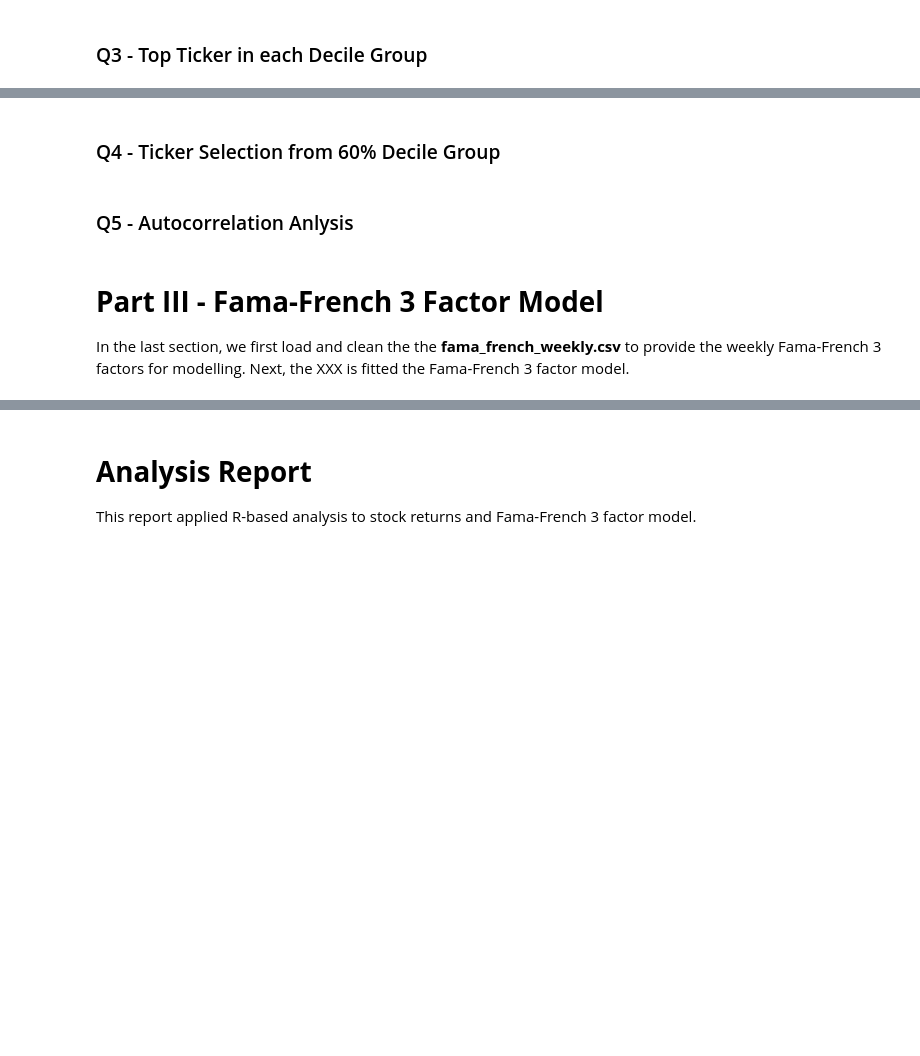
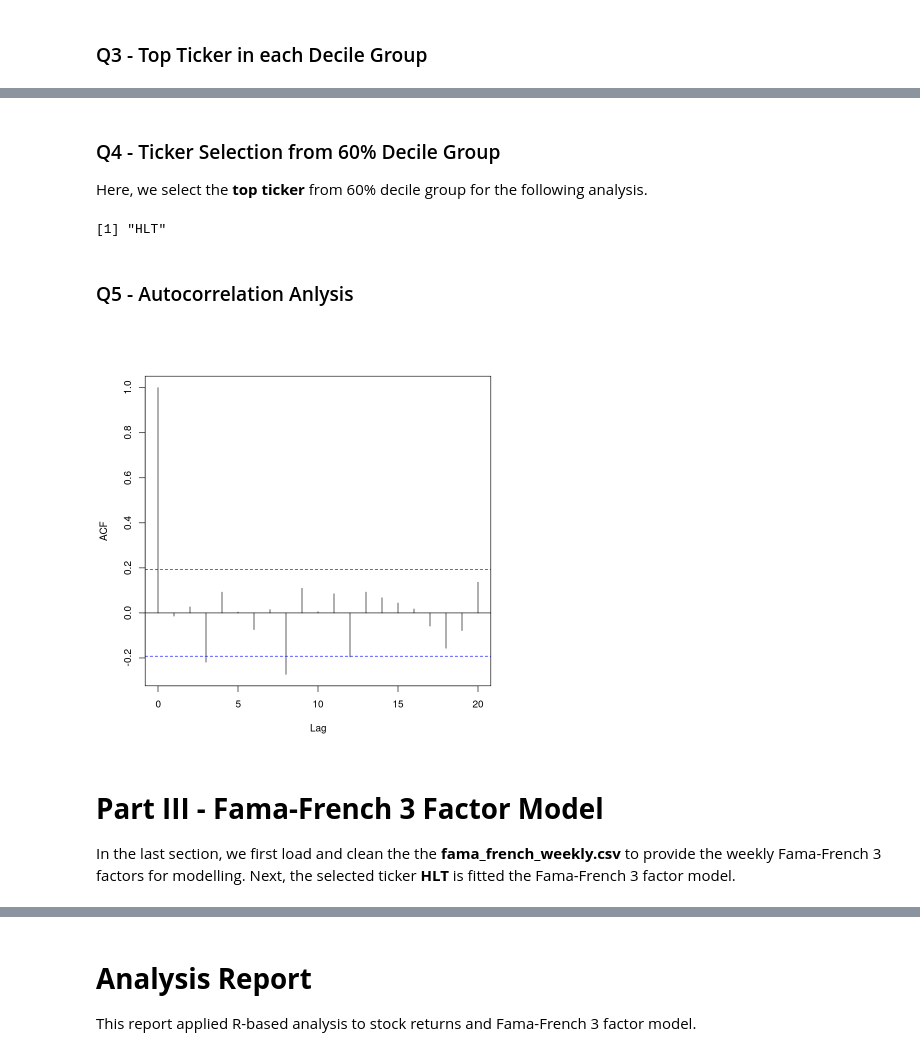
Before and after one commit to Mengsch3/apps-r-hw-01, a Jupyter notebook: hw_02/hw_02_1017.ipynb, the cells around one changed output, grey strips where cells are left out. Cells and saved outputs as stored; diff of their text form; code cells hidden in the pictures; blank space fills up the shorter version.

Commit message:
analysis with HLT

```diff
--- a/hw_02/hw_02_1017.ipynb
+++ b/hw_02/hw_02_1017.ipynb
@@ -160,15 +292,29 @@ In the second section, we first calculate the weekly returns with following form
 # %% [markdown]
 ### Q4 - Ticker Selection from 60% Decile Group
+
+Here, we select the **top ticker** from 60% decile group for the following analysis.
 # %%
-# display the 60% decile group
-
-# select a specific ticker
+# display the top ticker in 60% decile group
+top_60_ticker <- top_tickers %>%
+  filter(deciles == "60%")
+print(top_60_ticker$tic)
+# %% [output]
+[1] "HLT"
 # %% [markdown]
 ### Q5 - Autocorrelation Anlysis
 # %%
-# plot the autocorrelation function for XXX's entire set of weekly returns
+#| fig-cap: "Autocorrelation HLT Weekly Returns"
+# plot the autocorrelation function for HLT's entire set of weekly returns
+wdc_data <- weekly_returns %>%
+  filter(tic == "HLT") %>%
+  na.omit()
+
+# Autocorrelate
+acf(wdc_data$Weekly_Return, main="")
+# %% [output]
+[figure, added]
 # %% [markdown]
 # **Part III - Fama-French 3 Factor Model**
 
-In the last section, we first load and clean the the **fama_french_weekly.csv** to provide the weekly Fama-French 3 factors for modelling. Next, the XXX is fitted the Fama-French 3 factor model.
+In the last section, we first load and clean the the **fama_french_weekly.csv** to provide the weekly Fama-French 3 factors for modelling. Next, the selected ticker **HLT** is fitted the Fama-French 3 factor model.
 # %%
```
Also changed, not shown: parts of 25 cells of this notebook, 1 other file.
